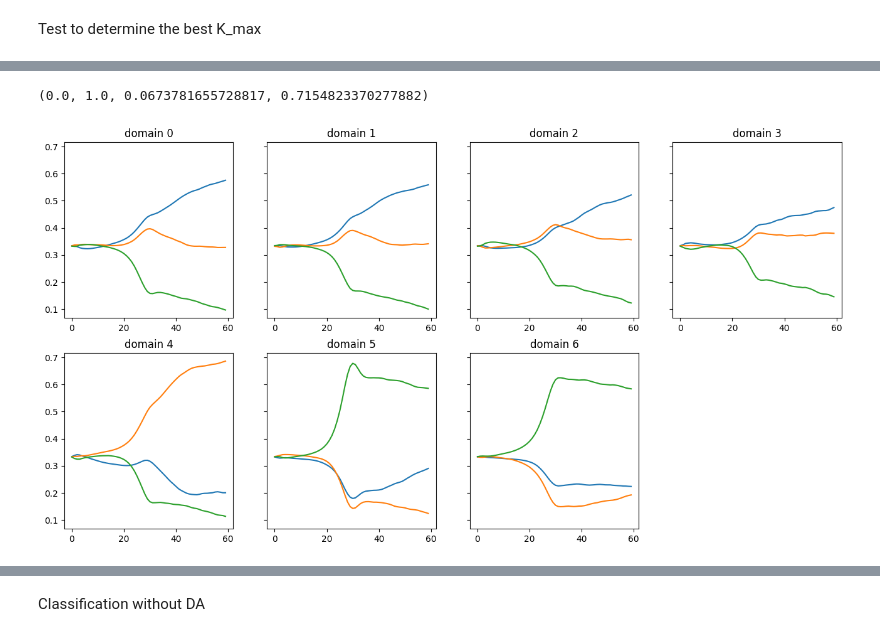
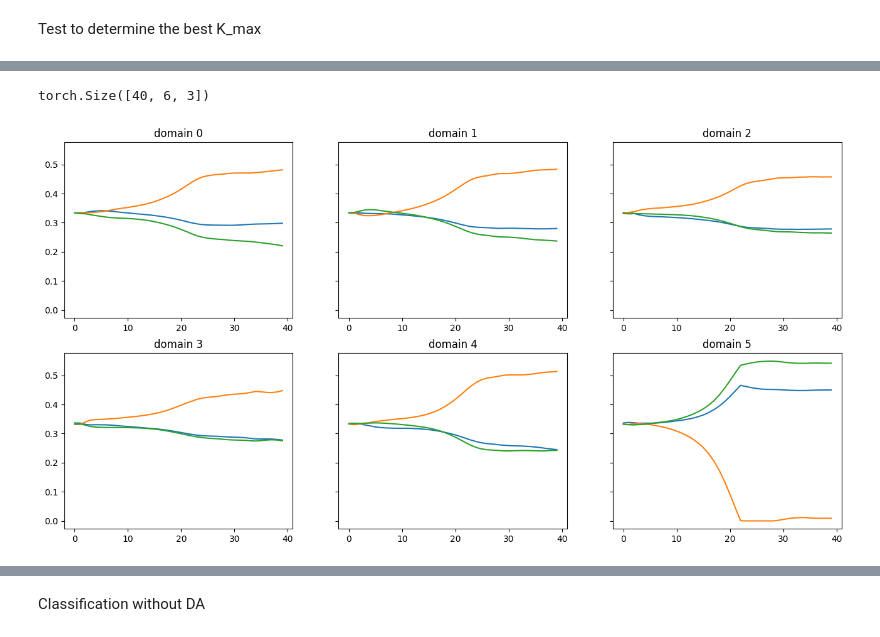
Before and after one commit to Stevan-LS/Online-DaDiL, a Jupyter notebook: PyDiL-main/PyDiL-main/CSTR - DaDiL Centralized.ipynb, the cells around one changed output, grey strips where cells are left out. Saved outputs shown, nothing was run; the diff lists cells and outputs as text; code cells hidden in the pictures.

```diff
--- a/PyDiL-main/PyDiL-main/CSTR - DaDiL Centralized.ipynb
+++ b/PyDiL-main/PyDiL-main/CSTR - DaDiL Centralized.ipynb
@@ -194,7 +172,7 @@ Q.append(OGMM)
 # %%
 criterion = JointWassersteinDistance()
 # %%
-dictionary = LabeledDictionary(XP=None,
+dictionary_sources = LabeledDictionary(XP=None,
                            YP=None,
                            A=None,
                            n_samples=n_samples,
@@ -202,7 +180,7 @@ dictionary = LabeledDictionary(XP=None,
                            n_classes=13,
                            n_components=n_components,
                            weight_initialization='uniform',
-                           n_distributions=len(Q),
+                           n_distributions=len(Q_sources),
                            loss_fn=criterion,
                            learning_rate_features=1e-1,
                            learning_rate_labels=1e-1,
@@ -222,7 +200,7 @@ dictionary = LabeledDictionary(XP=None,
                            track_atoms=False,
                            schedule_lr=False)
 # %%
-dictionary.fit(Q,
-               n_iter_max=60,
+dictionary_sources.fit(Q_sources,
+               n_iter_max=40,
                batches_per_it=n_samples // batch_size,
                verbose=True)
@@ -243,6 +210,7 @@ It 11/60, Loss: 0.8542154431343079
+# %%
+names_sources = [f'domain {i}' for i in range(6)]
 # %%
-fig, axes = plt.subplots(2, 4, figsize=(16, 8))
-for k, d in enumerate(dictionary.history['loss_per_dataset']):
-    axes.flatten()[k].plot(dictionary.history['loss_per_dataset'][d])
-axes.flatten()[-1].axis('off')
+fig, axes = plt.subplots(2, 3, figsize=(16, 8))
+for k, d in enumerate(dictionary_sources.history['loss_per_dataset']):
+    axes.flatten()[k].plot(dictionary_sources.history['loss_per_dataset'][d])
 # %% [output]
@@ -251,10 +238,12 @@ axes.flatten()[-1].axis('off')
+# %%
+torch.stack(dictionary_sources.history['weights']).shape
+# %% [output]
+torch.Size([40, 6, 3])
 # %%
-fig, axes = plt.subplots(2, 4, figsize=(16, 8), sharey=True)
+fig, axes = plt.subplots(2, 3, figsize=(16, 8), sharey=True)
 
-for k, (name, ax) in enumerate(zip(names, axes.flatten())):
-    ax.plot(torch.stack(dictionary.history['weights'])[:, k, :])
+for k, (name, ax) in enumerate(zip(names_sources, axes.flatten())):
+    ax.plot(torch.stack(dictionary_sources.history['weights'])[:, k, :])
     ax.set_title(name)
-axes.flatten()[-1].axis('off')
 # %% [output]
-(0.0, 1.0, 0.0673781655728817, 0.7154823370277882)
-[figure, old version]
+[figure, new version]
```
Also changed, not shown: parts of 39 cells of this notebook, 3 other files.
